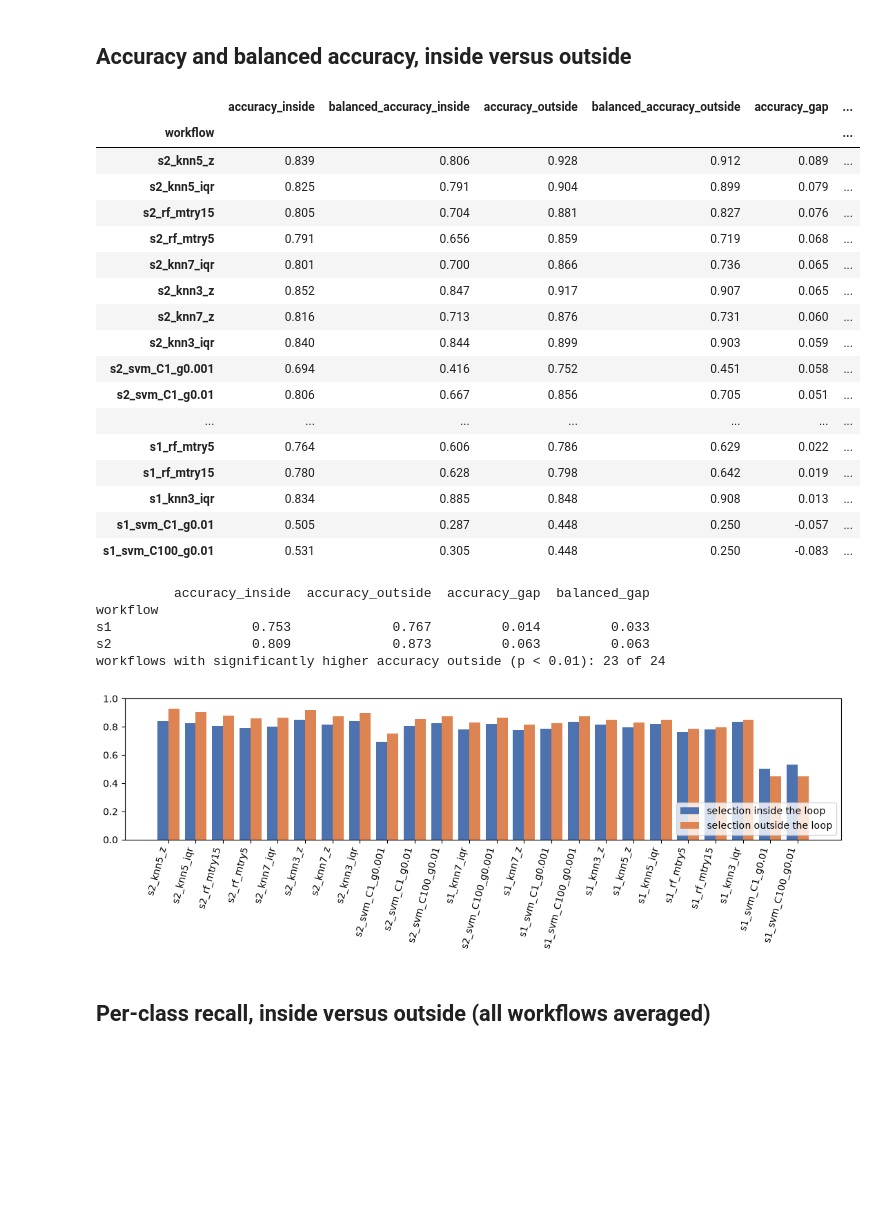
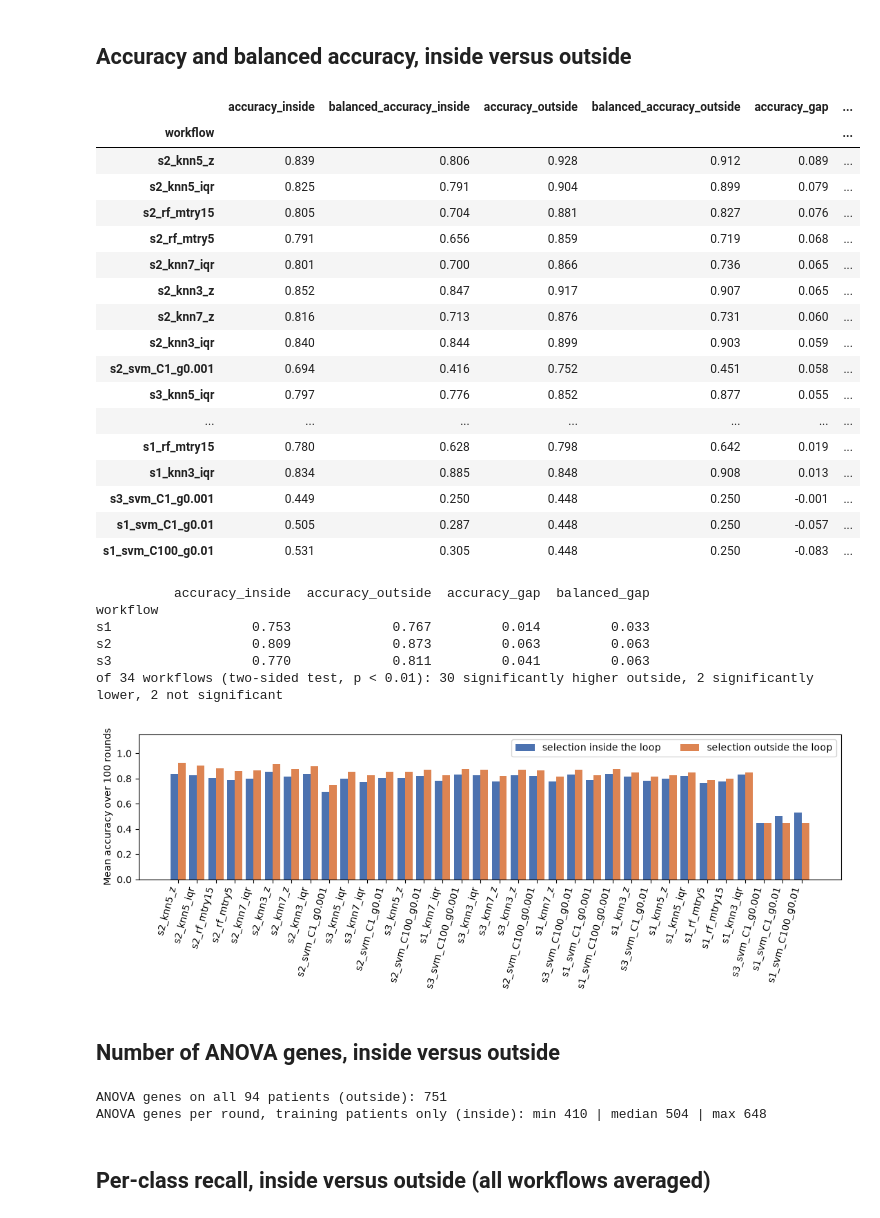
Before and after one commit to haqiqak/leukaemia-mining, a Jupyter notebook: notebooks/03_leakage_extension.ipynb, the cells around one changed output. Saved outputs shown, nothing was run; the diff lists cells and outputs as text; code cells hidden in the pictures; blank space fills up the shorter version.

Commit message:
Add cluster ensemble, permutation test and gene-count study; correct notes and docs

```diff
--- a/notebooks/03_leakage_extension.ipynb
+++ b/notebooks/03_leakage_extension.ipynb
@@ -21,8 +24,8 @@ outside.to_csv('../results/leak_scores.csv', index=False)
 ## Accuracy and balanced accuracy, inside versus outside
 # %%
 cols = ['accuracy', 'balanced_accuracy']
-cmp = inside.groupby('workflow')[cols].mean().join(outside.groupby('workflow')[cols].mean(),
-                                                    lsuffix='_inside', rsuffix='_outside')
+cmp = inside.groupby('workflow')[cols].mean().add_suffix('_inside').join(
+    outside.groupby('workflow')[cols].mean().add_suffix('_outside'))
 cmp['accuracy_gap'] = cmp['accuracy_outside'] - cmp['accuracy_inside']
 cmp['balanced_gap'] = cmp['balanced_accuracy_outside'] - cmp['balanced_accuracy_inside']
 cmp = cmp.sort_values('accuracy_gap', ascending=False)
@@ -39,11 +42,11 @@ cmp.round(3)
 | s2_knn7_z | 0.816 | 0.713 | 0.876 | 0.731 | 0.060 | ... |
 | s2_knn3_iqr | 0.840 | 0.844 | 0.899 | 0.903 | 0.059 | ... |
 | s2_svm_C1_g0.001 | 0.694 | 0.416 | 0.752 | 0.451 | 0.058 | ... |
-| s2_svm_C1_g0.01 | 0.806 | 0.667 | 0.856 | 0.705 | 0.051 | ... |
+| s3_knn5_iqr | 0.797 | 0.776 | 0.852 | 0.877 | 0.055 | ... |
 | ... | ... | ... | ... | ... | ... | ... |
-| s1_rf_mtry5 | 0.764 | 0.606 | 0.786 | 0.629 | 0.022 | ... |
 | s1_rf_mtry15 | 0.780 | 0.628 | 0.798 | 0.642 | 0.019 | ... |
 | s1_knn3_iqr | 0.834 | 0.885 | 0.848 | 0.908 | 0.013 | ... |
+| s3_svm_C1_g0.001 | 0.449 | 0.250 | 0.448 | 0.250 | -0.001 | ... |
 | s1_svm_C1_g0.01 | 0.505 | 0.287 | 0.448 | 0.250 | -0.057 | ... |
 | s1_svm_C100_g0.01 | 0.531 | 0.305 | 0.448 | 0.250 | -0.083 | ... |
 # %%
@@ -54,26 +57,40 @@ def paired_p(w):
 
 cmp['p_value'] = [paired_p(w) for w in cmp.index]
 print(cmp.groupby(cmp.index.str[:2])[['accuracy_inside', 'accuracy_outside', 'accuracy_gap', 'balanced_gap']].mean().round(3))
-print('workflows with significantly higher accuracy outside (p < 0.01):', int((cmp['p_value'] < 0.01).sum()), 'of', len(cmp))
+sig = cmp['p_value'] < 0.01
+print('of', len(cmp), 'workflows (two-sided test, p < 0.01):', int((sig & (cmp['accuracy_gap'] > 0)).sum()), 'significantly higher outside,',
+      int((sig & (cmp['accuracy_gap'] < 0)).sum()), 'significantly lower,', int((~sig).sum()), 'not significant')
 # %% [output]
           accuracy_inside  accuracy_outside  accuracy_gap  balanced_gap
 workflow
 s1                  0.753             0.767         0.014         0.033
 s2                  0.809             0.873         0.063         0.063
-workflows with significantly higher accuracy outside (p < 0.01): 23 of 24
+s3                  0.770             0.811         0.041         0.063
+of 34 workflows (two-sided test, p < 0.01): 30 significantly higher outside, 2 significantly lower, 2 not significant
 # %%
 fig, ax = plt.subplots(figsize=(11, 4))
 x = np.arange(len(cmp))
 ax.bar(x - 0.2, cmp['accuracy_inside'], 0.4, label='selection inside the loop', color='#4c72b0')
 ax.bar(x + 0.2, cmp['accuracy_outside'], 0.4, label='selection outside the loop', color='#dd8452')
 ax.set_xticks(x, cmp.index, rotation=75, ha='right')
-ax.set_ylim(0, 1)
-ax.legend(loc='lower right')
+ax.set_ylabel('Mean accuracy over 100 rounds')
+ax.set_ylim(0, 1.15)
+ax.legend(loc='upper right', ncol=2)
 plt.tight_layout()
 plt.savefig('../results/leakage_accuracy.png', dpi=120)
 plt.show()
 # %% [output]
-[figure, old version]
+[figure, new version]
+# %% [markdown]
+## Number of ANOVA genes, inside versus outside
+# %%
+rounds = StratifiedShuffleSplit(n_splits=100, test_size=0.3, random_state=0).split(X, y)
+n = [len(anova_genes(X.iloc[tr], y.iloc[tr])) for tr, _ in rounds]
+print('ANOVA genes on all 94 patients (outside):', len(anova_genes(X, y)))
+print('ANOVA genes per round, training patients only (inside): min', min(n), '| median', int(np.median(n)), '| max', max(n))
+# %% [output]
+ANOVA genes on all 94 patients (outside): 751
+ANOVA genes per round, training patients only (inside): min 410 | median 504 | max 648
 # %% [markdown]
 ## Per-class recall, inside versus outside (all workflows averaged)
 # %%
```
Also changed, not shown: parts of 4 cells of this notebook, 28 other files.
